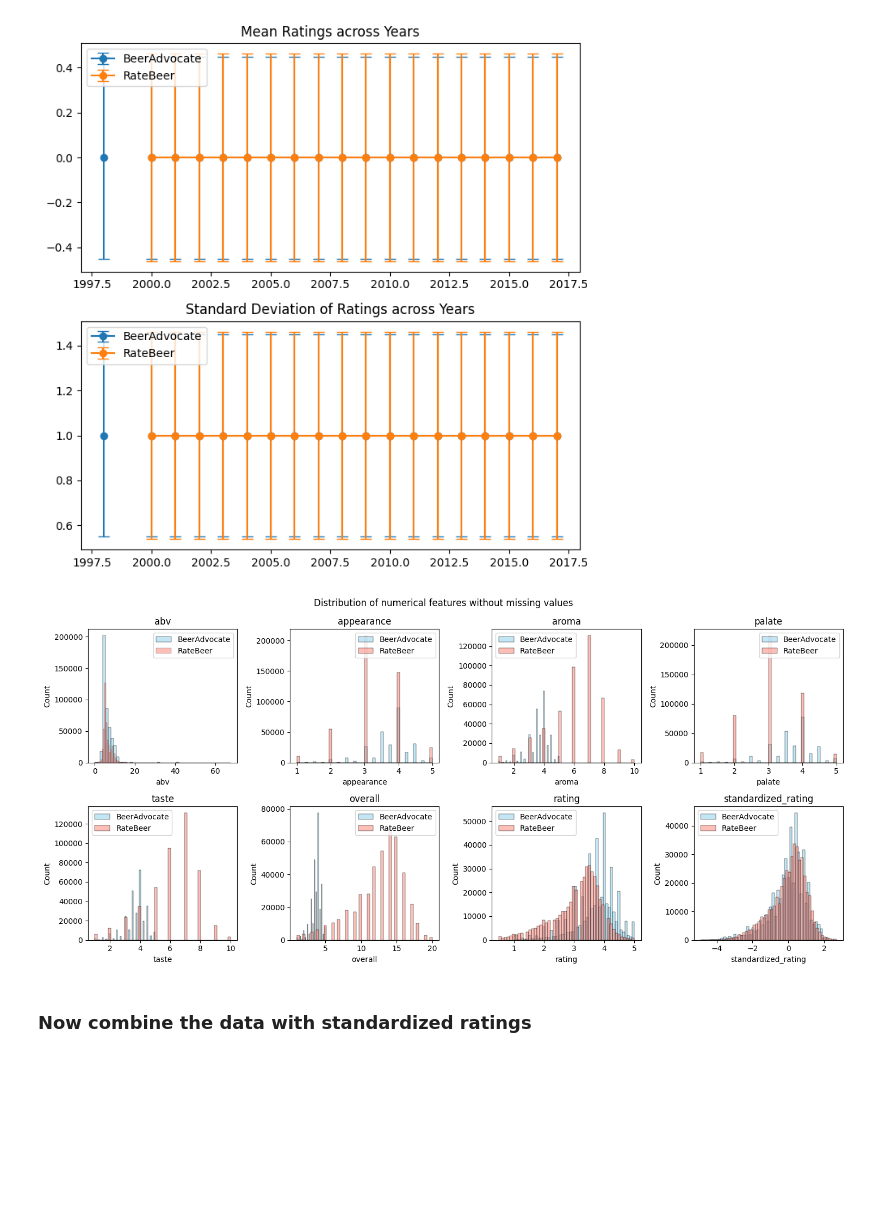
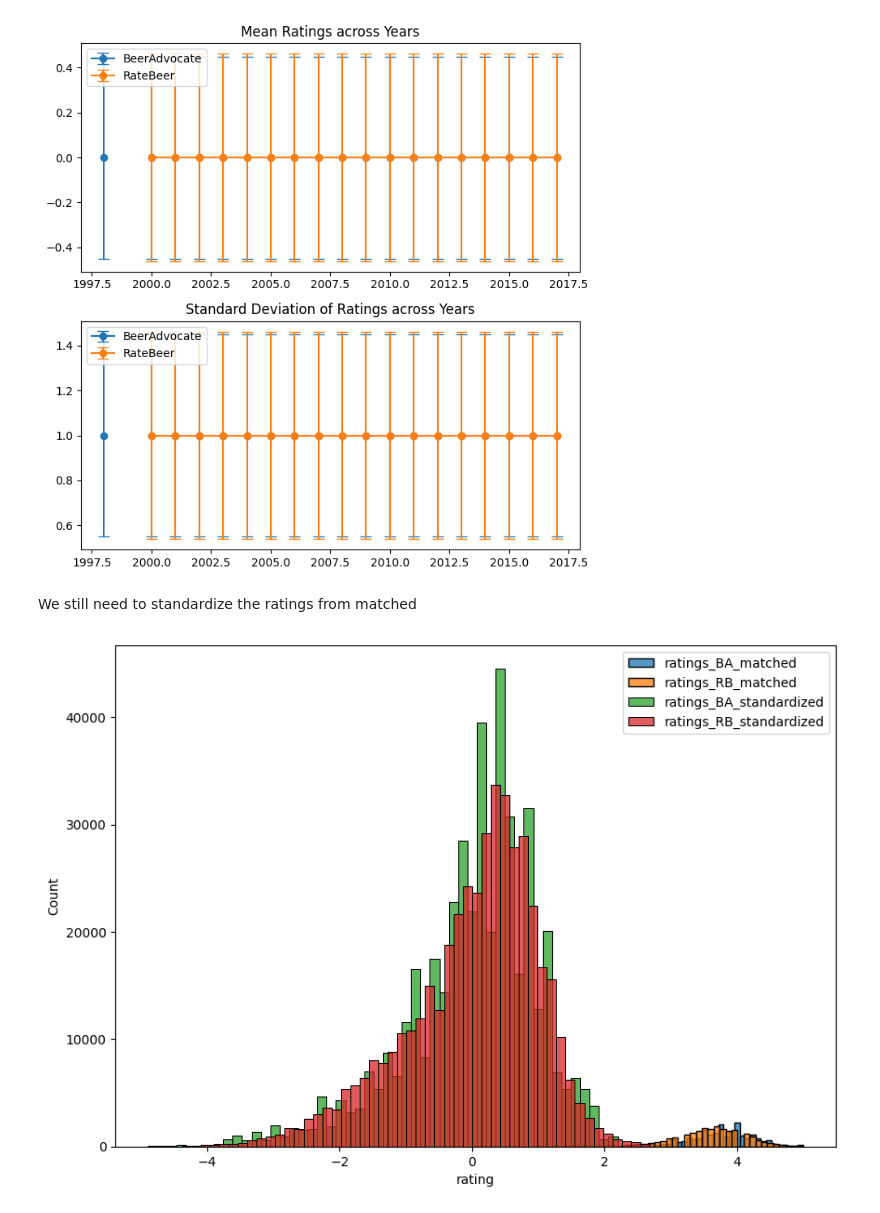
Before and after one commit to epfl-ada/ada-2023-project-laremontada61, a Jupyter notebook: loading_and_preprocessing.ipynb, the cells around one changed output. Saved outputs shown, nothing was run; the diff lists cells and outputs as text; code cells hidden in the pictures; blank space fills up the shorter version.

Commit message:
notebook preprocessing and combination of all data with correct standardization

```diff
--- a/loading_and_preprocessing.ipynb
+++ b/loading_and_preprocessing.ipynb
@@ -49,7 +49,7 @@ def load_txt_file(website, Nb_files):
         # Need to be outside of the repo folder and might need to change the path according to one's unique folders configuration
         directory = './../dataset_BeerReviews/BeerAdvocate/ratings_split_BA_new/'
     else:
-        directory = './../dataset_BeerReviews/RateBeer/ratings_split_RB/'
+        directory = './../dataset_BeerReviews/RateBeer/ratings_split_RB_new/'
 
     # Initialize an empty list to store DataFrames
     dfs = []
@@ -284,25 +302,0 @@ ratings_RB_with_time = add_time_features(ratings_RB)
-# %%
-def standardize_annually_ratings(df):
-    """
-    Standardizes the ratings annually and per website.
-
-    Parameters
-    ----------
-    df : DataFrame
-        Containing all data
-
-    Returns
-    -------
-    df : DataFrame
-        Containing all data with standardized ratings with additional column 'standardized_rating'.
-
-    """
-    df_copy = df.copy()
-    grouped = df_copy.groupby('year')['rating'].agg(['mean', 'std'])
-    df_copy = pd.merge(df_copy, grouped, left_on='year', right_index=True)
-    df_copy['standardized_rating'] = (df_copy['rating'] - df_copy['mean']) / df_copy['std']
-
-    return df_copy, grouped
-
-ratings_BA_standardized, mean_std_BA = standardize_annually_ratings(ratings_BA_with_time)
-ratings_RB_standardized, mean_std_RB = standardize_annually_ratings(ratings_RB_with_time)
@@ -393,6 +343,12 @@ def plot_features_2df(df1, df2, title):
-# %%
-plot_features_2df(ratings_BA_standardized, ratings_RB_standardized, "Distribution of numerical features without missing values")
-# %% [output]
-[figure, removed]
-# %% [markdown]
-### Now combine the data with standardized ratings
+# %% [markdown]
+We still need to standardize the ratings from matched
+# %%
+plt.figure(figsize=(10, 7))
+sns.histplot(data=ratings_matched['rating'], bins=50, label = 'ratings_BA_matched')
+sns.histplot(data=ratings_matched['rating.1'], bins=50, label = 'ratings_RB_matched')
+sns.histplot(data=ratings_BA_standardized['std_rating'], bins=50, label = 'ratings_BA_standardized')
+sns.histplot(data=ratings_RB_standardized['std_rating'], bins=50, label = 'ratings_RB_standardized')
+plt.legend()
+plt.show()
+# %% [output]
+[figure, added]
```
Also changed, not shown: parts of 39 cells of this notebook.
